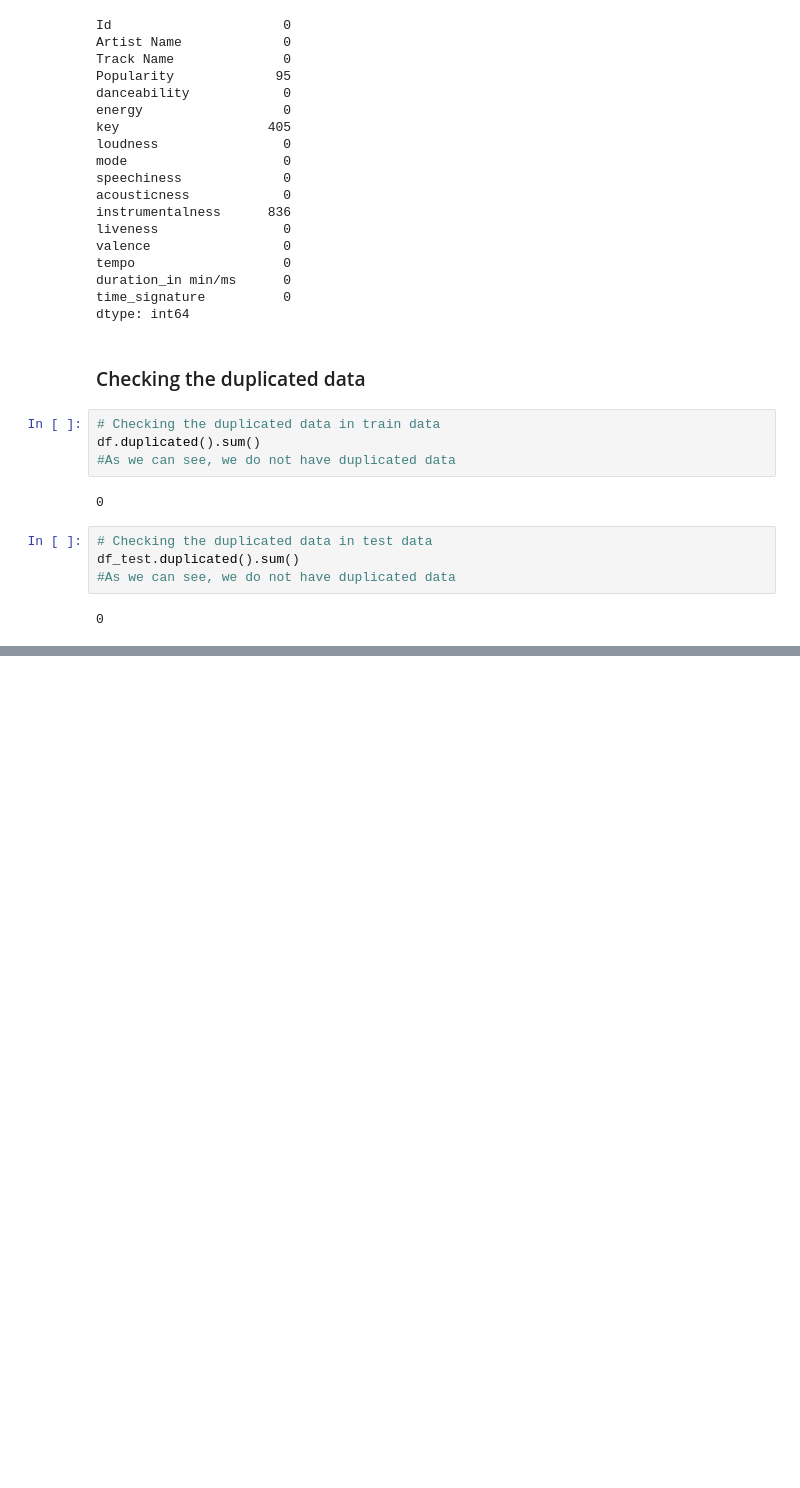
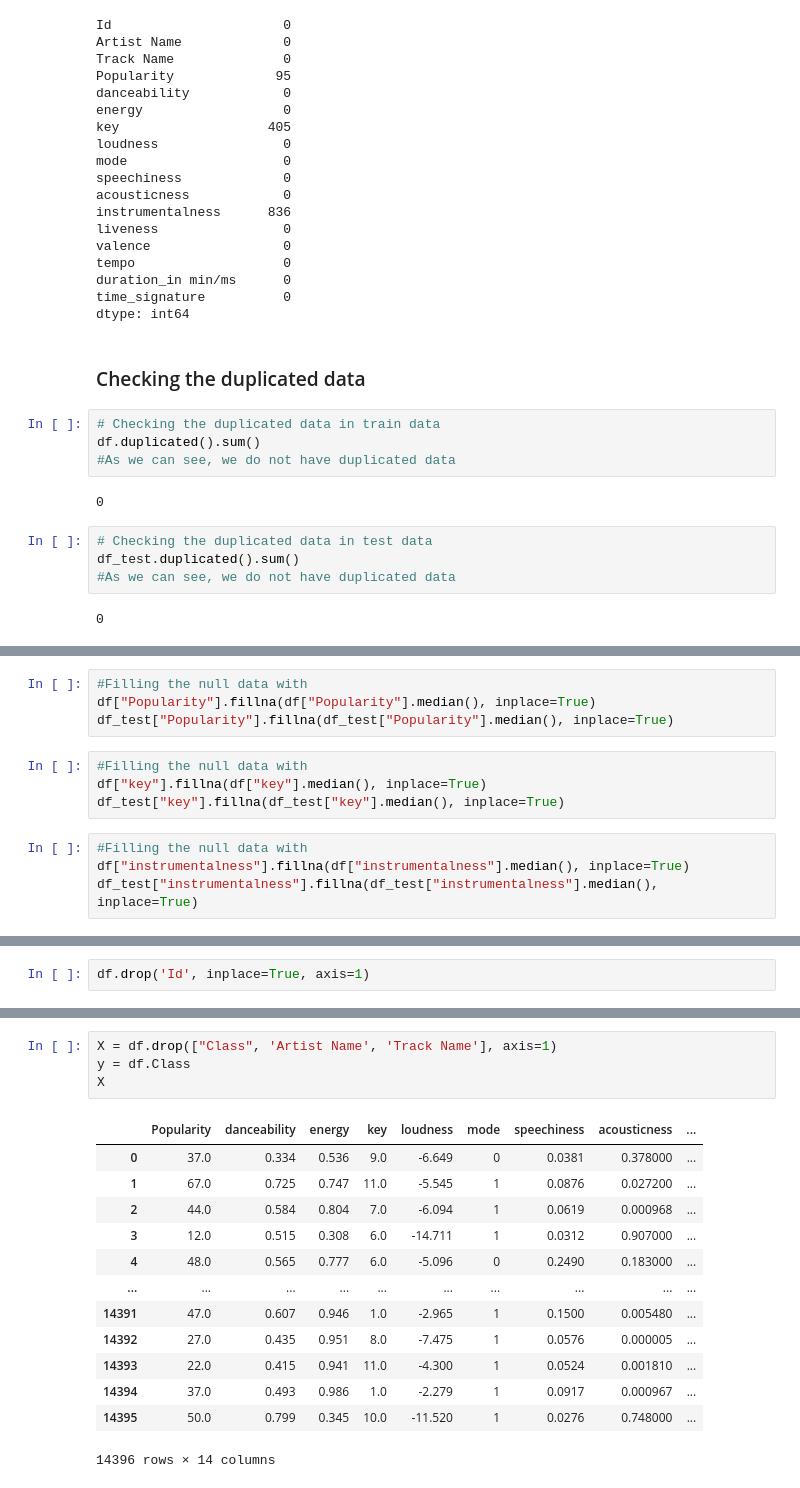
Before and after one commit to hibahdesu/Kaggle-Competitions, a Jupyter notebook: Music Genre Classification 2024/Music Genre Classification 2024.ipynb, the cells around one changed output, grey strips where cells are left out. Cells and saved outputs as stored; diff of their text form; blank space fills up the shorter version.

```diff
--- a/Music Genre Classification 2024/Music Genre Classification 2024.ipynb
+++ b/Music Genre Classification 2024/Music Genre Classification 2024.ipynb
@@ -114,0 +255,12 @@ df_test.duplicated().sum()
+# %%
+#Filling the null data with
+df["Popularity"].fillna(df["Popularity"].median(), inplace=True)
+df_test["Popularity"].fillna(df_test["Popularity"].median(), inplace=True)
+# %%
+#Filling the null data with
+df["key"].fillna(df["key"].median(), inplace=True)
+df_test["key"].fillna(df_test["key"].median(), inplace=True)
+# %%
+#Filling the null data with
+df["instrumentalness"].fillna(df["instrumentalness"].median(), inplace=True)
+df_test["instrumentalness"].fillna(df_test["instrumentalness"].median(), inplace=True)
@@ -114,0 +427,2 @@ df_test.duplicated().sum()
+# %%
+df.drop('Id', inplace=True, axis=1)
@@ -114,0 +466,18 @@ df_test.duplicated().sum()
+# %%
+X = df.drop(["Class", 'Artist Name', 'Track Name'], axis=1)
+y = df.Class
+X
+# %% [output]
+|  | Popularity | danceability | energy | key | loudness | mode | speechiness | acousticness | ... |
+| 0 | 37.0 | 0.334 | 0.536 | 9.0 | -6.649 | 0 | 0.0381 | 0.378000 | ... |
+| 1 | 67.0 | 0.725 | 0.747 | 11.0 | -5.545 | 1 | 0.0876 | 0.027200 | ... |
+| 2 | 44.0 | 0.584 | 0.804 | 7.0 | -6.094 | 1 | 0.0619 | 0.000968 | ... |
+| 3 | 12.0 | 0.515 | 0.308 | 6.0 | -14.711 | 1 | 0.0312 | 0.907000 | ... |
+| 4 | 48.0 | 0.565 | 0.777 | 6.0 | -5.096 | 0 | 0.2490 | 0.183000 | ... |
+| ... | ... | ... | ... | ... | ... | ... | ... | ... | ... |
+| 14391 | 47.0 | 0.607 | 0.946 | 1.0 | -2.965 | 1 | 0.1500 | 0.005480 | ... |
+| 14392 | 27.0 | 0.435 | 0.951 | 8.0 | -7.475 | 1 | 0.0576 | 0.000005 | ... |
+| 14393 | 22.0 | 0.415 | 0.941 | 11.0 | -4.300 | 1 | 0.0524 | 0.001810 | ... |
+| 14394 | 37.0 | 0.493 | 0.986 | 1.0 | -2.279 | 1 | 0.0917 | 0.000967 | ... |
+| 14395 | 50.0 | 0.799 | 0.345 | 10.0 | -11.520 | 1 | 0.0276 | 0.748000 | ... |
+14396 rows × 14 columns
```
Also changed, not shown: parts of 47 cells of this notebook.
